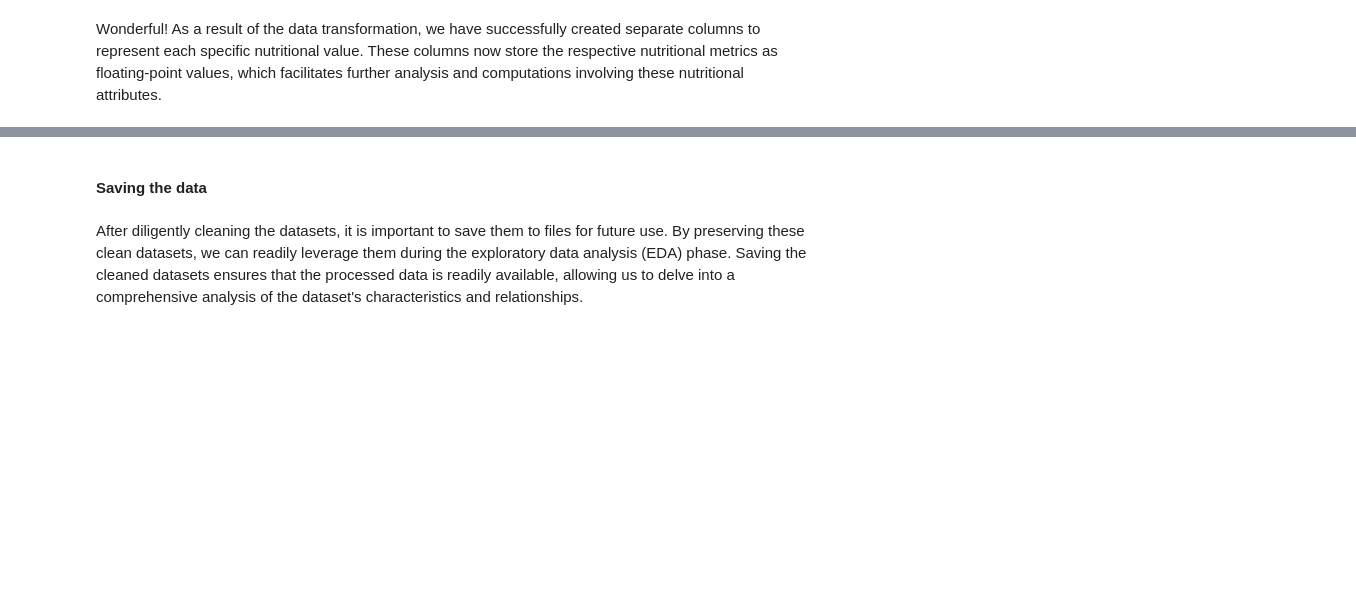
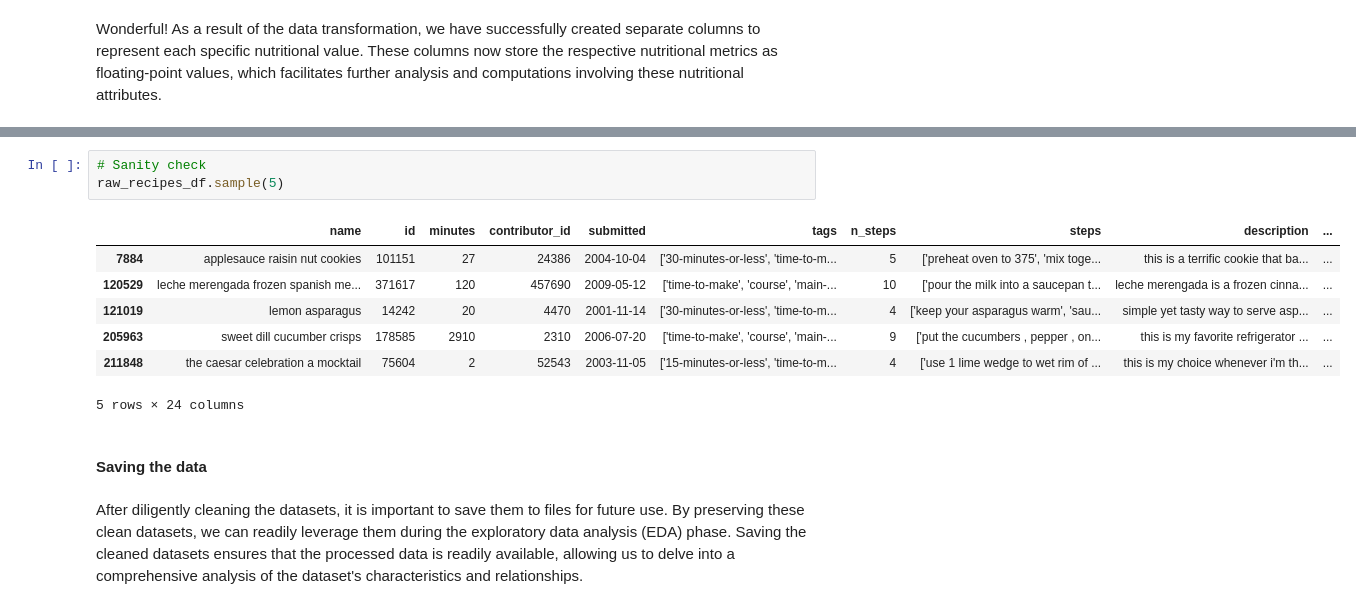
Before and after one commit to kli210/recipe_recommender_capstone, a Jupyter notebook: data_preprocessing.ipynb, the cells around one changed output, grey strips where cells are left out. Drawn from its saved outputs; the diff is of its cells as text; blank space fills up the shorter version.

```diff
--- a/data_preprocessing.ipynb
+++ b/data_preprocessing.ipynb
@@ -853,3 +810,14 @@ MemoryError: Unable to allocate 955. MiB for an array with shape (226657, 552) a
+# %%
+# Sanity check
+raw_recipes_df.sample(5)
+# %% [output]
+|  | name | id | minutes | contributor_id | submitted | tags | n_steps | steps | description | ... |
+| 7884 | applesauce raisin nut cookies | 101151 | 27 | 24386 | 2004-10-04 | ['30-minutes-or-less', 'time-to-m... | 5 | ['preheat oven to 375', 'mix toge... | this is a terrific cookie that ba... | ... |
+| 120529 | leche merengada frozen spanish me... | 371617 | 120 | 457690 | 2009-05-12 | ['time-to-make', 'course', 'main-... | 10 | ['pour the milk into a saucepan t... | leche merengada is a frozen cinna... | ... |
+| 121019 | lemon asparagus | 14242 | 20 | 4470 | 2001-11-14 | ['30-minutes-or-less', 'time-to-m... | 4 | ['keep your asparagus warm', 'sau... | simple yet tasty way to serve asp... | ... |
+| 205963 | sweet dill cucumber crisps | 178585 | 2910 | 2310 | 2006-07-20 | ['time-to-make', 'course', 'main-... | 9 | ['put the cucumbers , pepper , on... | this is my favorite refrigerator ... | ... |
+| 211848 | the caesar celebration a mocktail | 75604 | 2 | 52543 | 2003-11-05 | ['15-minutes-or-less', 'time-to-m... | 4 | ['use 1 lime wedge to wet rim of ... | this is my choice whenever i'm th... | ... |
+5 rows × 24 columns
 # %% [markdown]
 #### Saving the data
 # %% [markdown]
```
Also changed, not shown: parts of 30 cells of this notebook.
